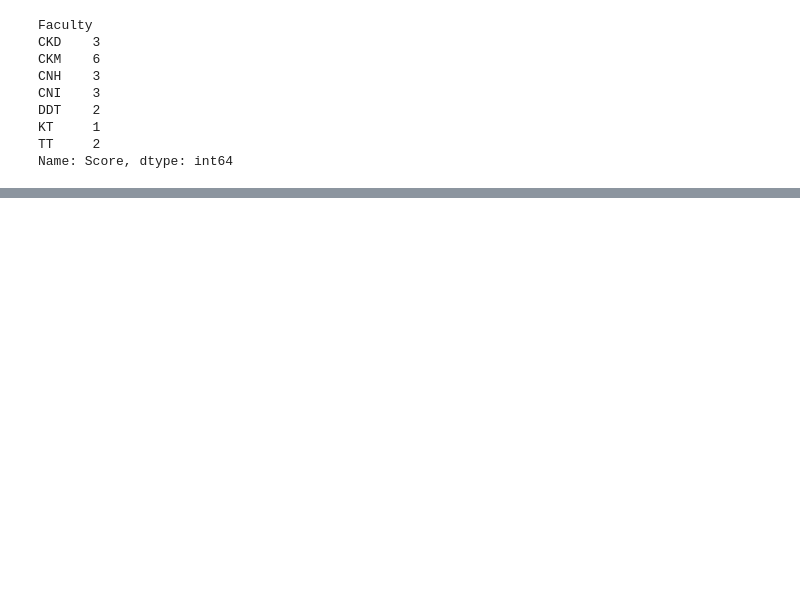
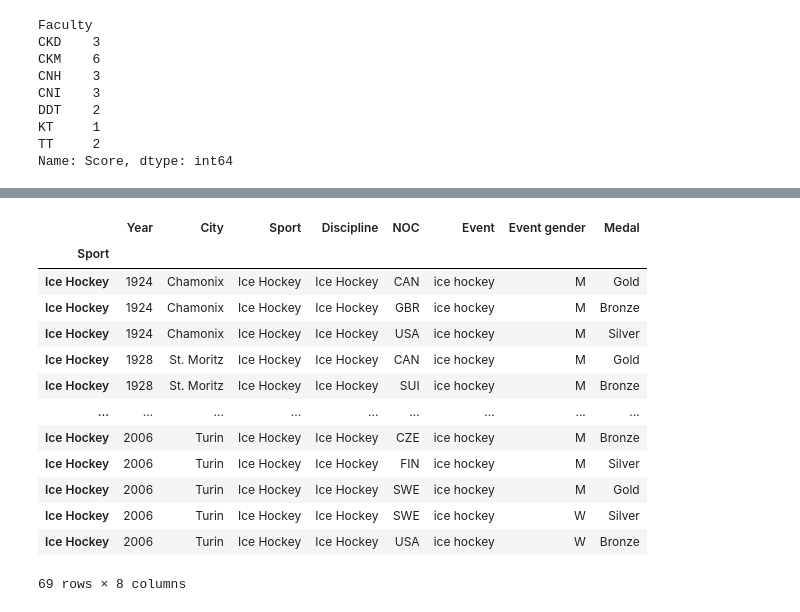
Before and after one commit to hodangtu01/HOMEWORK1---AI, a Jupyter notebook: Practice_W3.ipynb, the cells around one changed output, grey strips where cells are left out. Drawn from its saved outputs; the diff is of its cells as text; code cells hidden in the pictures; blank space fills up the shorter version.

```diff
--- a/Practice_W3.ipynb
+++ b/Practice_W3.ipynb
@@ -259,0 +296,20 @@ dataframe.resample('M').mean()
+# %%
+# Lọc dữ liệu
+medal = medal.set_index(medal['Sport'])
+# Hiển thị dữ liệu
+medal.loc['Ice Hockey']
+# %% [output]
+|  | Year | City | Sport | Discipline | NOC | Event | Event gender | Medal |
+| Sport |  |  |  |  |  |  |  |  |
+| Ice Hockey | 1924 | Chamonix | Ice Hockey | Ice Hockey | CAN | ice hockey | M | Gold |
+| Ice Hockey | 1924 | Chamonix | Ice Hockey | Ice Hockey | GBR | ice hockey | M | Bronze |
+| Ice Hockey | 1924 | Chamonix | Ice Hockey | Ice Hockey | USA | ice hockey | M | Silver |
+| Ice Hockey | 1928 | St. Moritz | Ice Hockey | Ice Hockey | CAN | ice hockey | M | Gold |
+| Ice Hockey | 1928 | St. Moritz | Ice Hockey | Ice Hockey | SUI | ice hockey | M | Bronze |
+| ... | ... | ... | ... | ... | ... | ... | ... | ... |
+| Ice Hockey | 2006 | Turin | Ice Hockey | Ice Hockey | CZE | ice hockey | M | Bronze |
+| Ice Hockey | 2006 | Turin | Ice Hockey | Ice Hockey | FIN | ice hockey | M | Silver |
+| Ice Hockey | 2006 | Turin | Ice Hockey | Ice Hockey | SWE | ice hockey | M | Gold |
+| Ice Hockey | 2006 | Turin | Ice Hockey | Ice Hockey | SWE | ice hockey | W | Silver |
+| Ice Hockey | 2006 | Turin | Ice Hockey | Ice Hockey | USA | ice hockey | W | Bronze |
+69 rows × 8 columns
```
Also changed, not shown: parts of 9 cells of this notebook.
